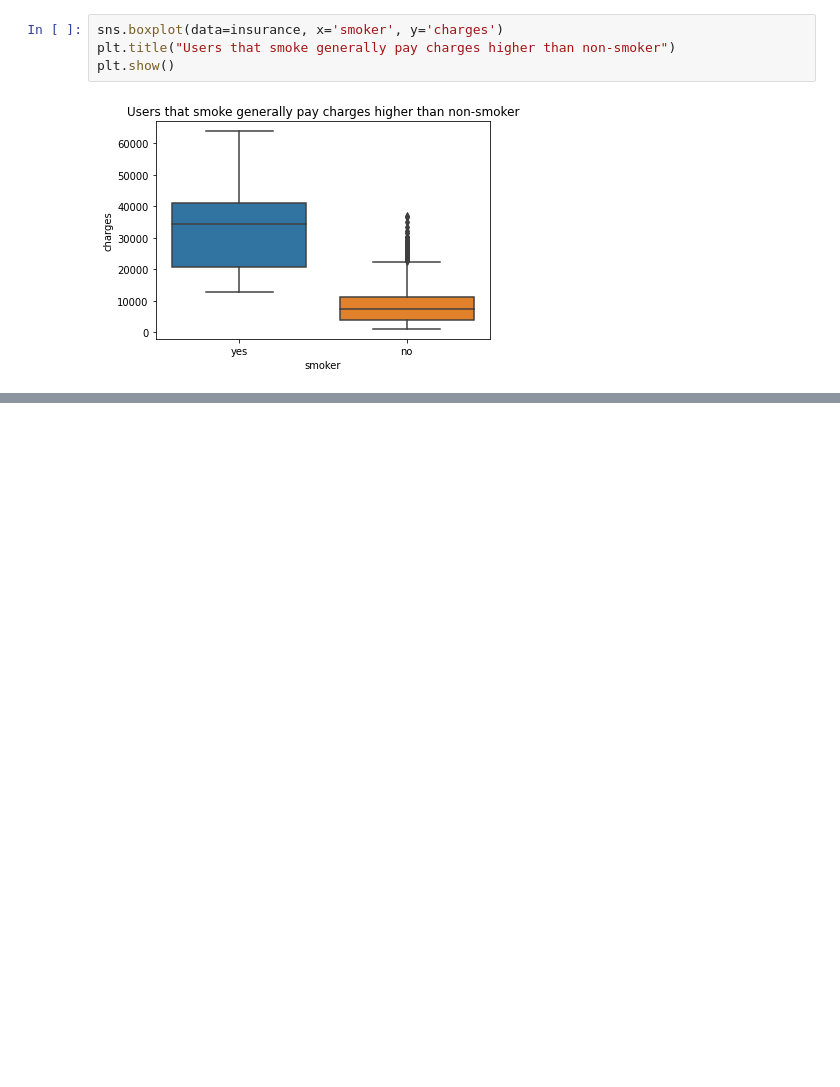
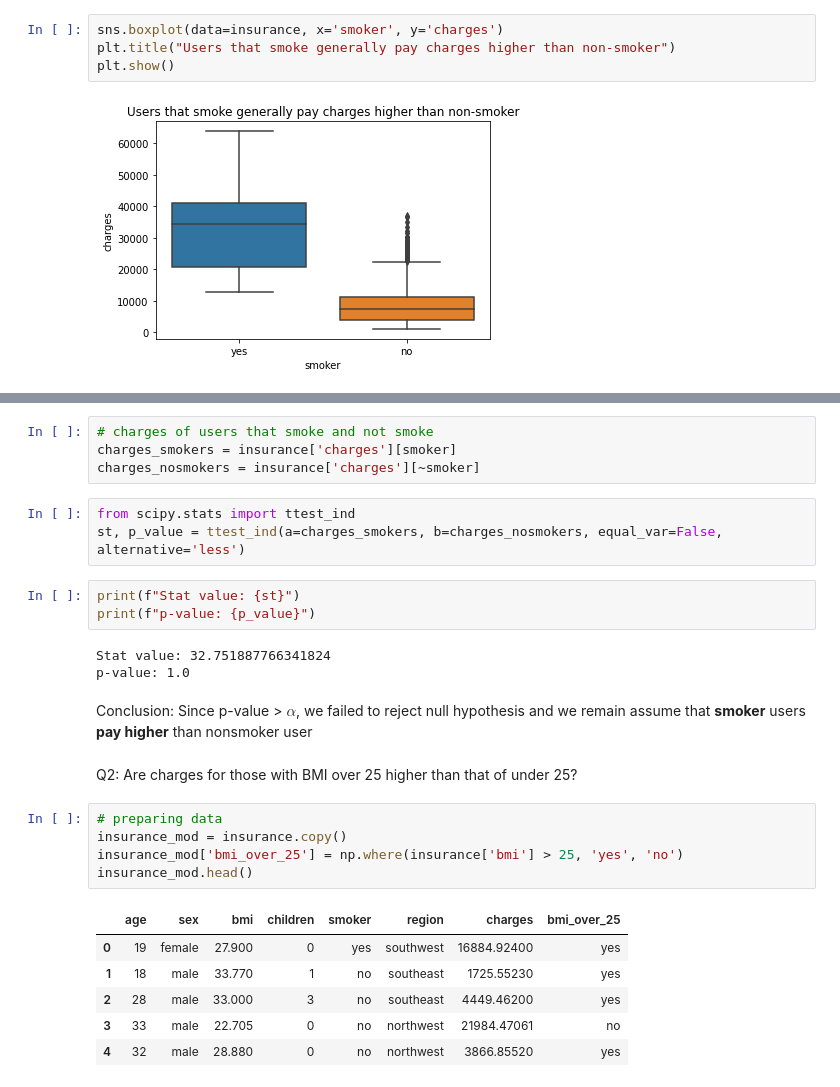
Before and after one commit to rahmanazizf/Pacmann_Projects, a Jupyter notebook: Project_Probability1/Project_1_Pacmann_RAF.ipynb, the cells around one changed output, grey strips where cells are left out. Saved outputs shown, nothing was run; the diff lists cells and outputs as text; blank space fills up the shorter version.

```diff
--- a/Project_Probability1/Project_1_Pacmann_RAF.ipynb
+++ b/Project_Probability1/Project_1_Pacmann_RAF.ipynb
@@ -299,0 +322,29 @@ plt.show()
+# %%
+# charges of users that smoke and not smoke
+charges_smokers = insurance['charges'][smoker]
+charges_nosmokers = insurance['charges'][~smoker]
+# %%
+from scipy.stats import ttest_ind
+st, p_value = ttest_ind(a=charges_smokers, b=charges_nosmokers, equal_var=False, alternative='less')
+# %%
+print(f"Stat value: {st}")
+print(f"p-value: {p_value}")
+# %% [output]
+Stat value: 32.751887766341824
+p-value: 1.0
+# %% [markdown]
+Conclusion: Since p-value > $\alpha$, we failed to reject null hypothesis and we remain assume that **smoker** users **pay higher** than nonsmoker user
+# %% [markdown]
+Q2: Are charges for those with BMI over 25 higher than that of under 25?
+# %%
+# preparing data
+insurance_mod = insurance.copy()
+insurance_mod['bmi_over_25'] = np.where(insurance['bmi'] > 25, 'yes', 'no')
+insurance_mod.head()
+# %% [output]
+|  | age | sex | bmi | children | smoker | region | charges | bmi_over_25 |
+| 0 | 19 | female | 27.900 | 0 | yes | southwest | 16884.92400 | yes |
+| 1 | 18 | male | 33.770 | 1 | no | southeast | 1725.55230 | yes |
+| 2 | 28 | male | 33.000 | 3 | no | southeast | 4449.46200 | yes |
+| 3 | 33 | male | 22.705 | 0 | no | northwest | 21984.47061 | no |
+| 4 | 32 | male | 28.880 | 0 | no | northwest | 3866.85520 | yes |
```
Also changed, not shown: parts of 27 cells of this notebook.
